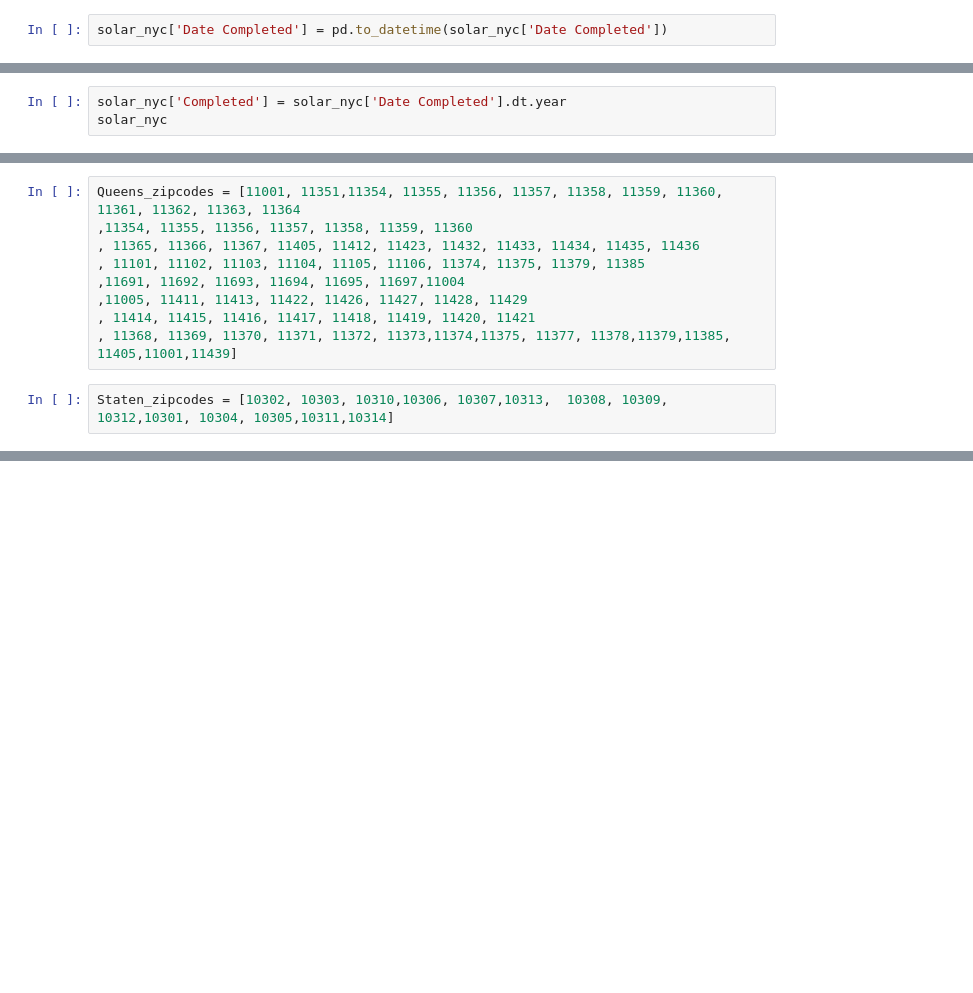
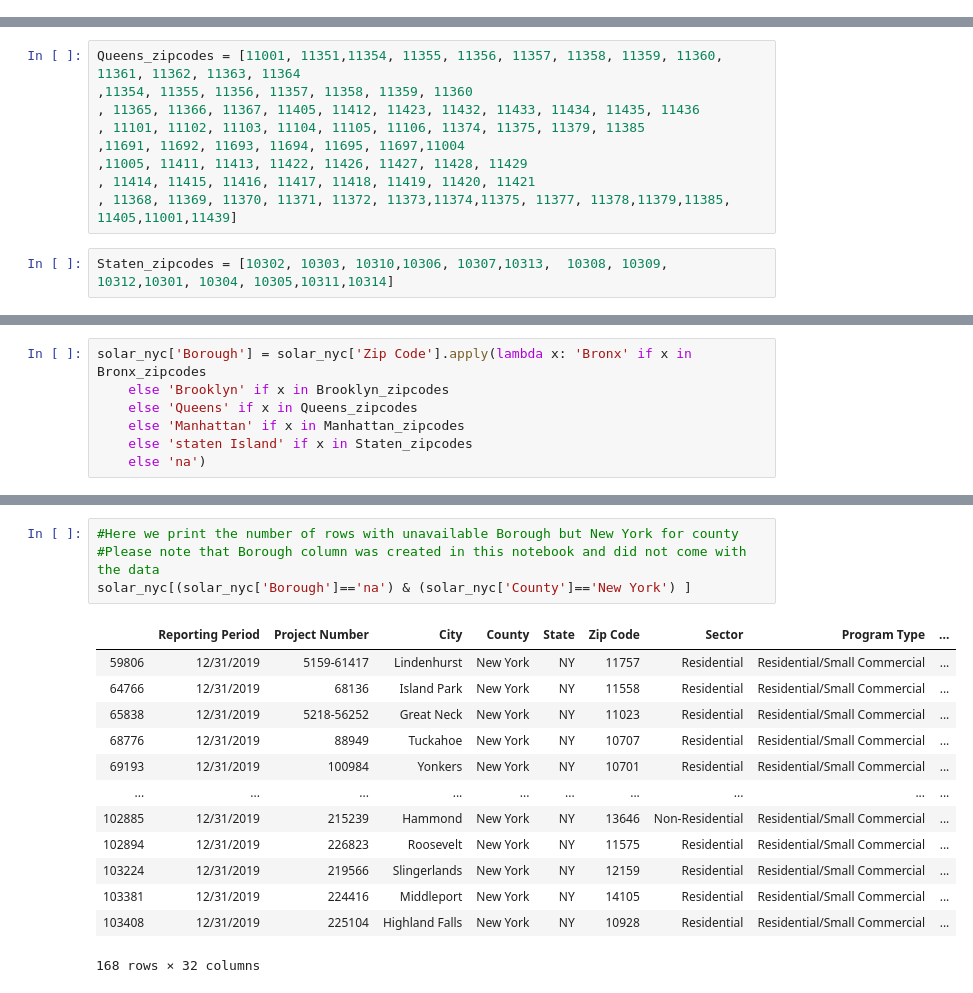
Before and after one commit to jiffar1/solar_notebook, a Jupyter notebook: solar_notebook_cleaned_addresses.ipynb, the cells around one changed output, grey strips where cells are left out. Drawn from its saved outputs; the diff is of its cells as text; blank space fills up the shorter version.

```diff
--- a/solar_notebook_cleaned_addresses.ipynb
+++ b/solar_notebook_cleaned_addresses.ipynb
@@ -130,2 +93,0 @@ Name: Project Status, dtype: int64
-# %%
-solar_nyc['Date Completed'] = pd.to_datetime(solar_nyc['Date Completed'])
@@ -170,3 +93,0 @@ by_year.sort_index().plot('bar')
-# %%
-solar_nyc['Completed'] = solar_nyc['Date Completed'].dt.year
-solar_nyc
@@ -261,0 +169,7 @@ Name: County, dtype: int64
+# %%
+solar_nyc['Borough'] = solar_nyc['Zip Code'].apply(lambda x: 'Bronx' if x in Bronx_zipcodes
+    else 'Brooklyn' if x in Brooklyn_zipcodes
+    else 'Queens' if x in Queens_zipcodes
+    else 'Manhattan' if x in Manhattan_zipcodes
+    else 'staten Island' if x in Staten_zipcodes
+    else 'na')
@@ -261,0 +205,18 @@ Name: County, dtype: int64
+# %%
+#Here we print the number of rows with unavailable Borough but New York for county
+#Please note that Borough column was created in this notebook and did not come with the data
+solar_nyc[(solar_nyc['Borough']=='na') & (solar_nyc['County']=='New York') ]
+# %% [output]
+|  | Reporting Period | Project Number | City | County | State | Zip Code | Sector | Program Type | ... |
+| 59806 | 12/31/2019 | 5159-61417 | Lindenhurst | New York | NY | 11757 | Residential | Residential/Small Commercial | ... |
+| 64766 | 12/31/2019 | 68136 | Island Park | New York | NY | 11558 | Residential | Residential/Small Commercial | ... |
+| 65838 | 12/31/2019 | 5218-56252 | Great Neck | New York | NY | 11023 | Residential | Residential/Small Commercial | ... |
+| 68776 | 12/31/2019 | 88949 | Tuckahoe | New York | NY | 10707 | Residential | Residential/Small Commercial | ... |
+| 69193 | 12/31/2019 | 100984 | Yonkers | New York | NY | 10701 | Residential | Residential/Small Commercial | ... |
+| ... | ... | ... | ... | ... | ... | ... | ... | ... | ... |
+| 102885 | 12/31/2019 | 215239 | Hammond | New York | NY | 13646 | Non-Residential | Residential/Small Commercial | ... |
+| 102894 | 12/31/2019 | 226823 | Roosevelt | New York | NY | 11575 | Residential | Residential/Small Commercial | ... |
+| 103224 | 12/31/2019 | 219566 | Slingerlands | New York | NY | 12159 | Residential | Residential/Small Commercial | ... |
+| 103381 | 12/31/2019 | 224416 | Middleport | New York | NY | 14105 | Residential | Residential/Small Commercial | ... |
+| 103408 | 12/31/2019 | 225104 | Highland Falls | New York | NY | 10928 | Residential | Residential/Small Commercial | ... |
+168 rows × 32 columns
```
Also changed, not shown: parts of 52 cells of this notebook.
